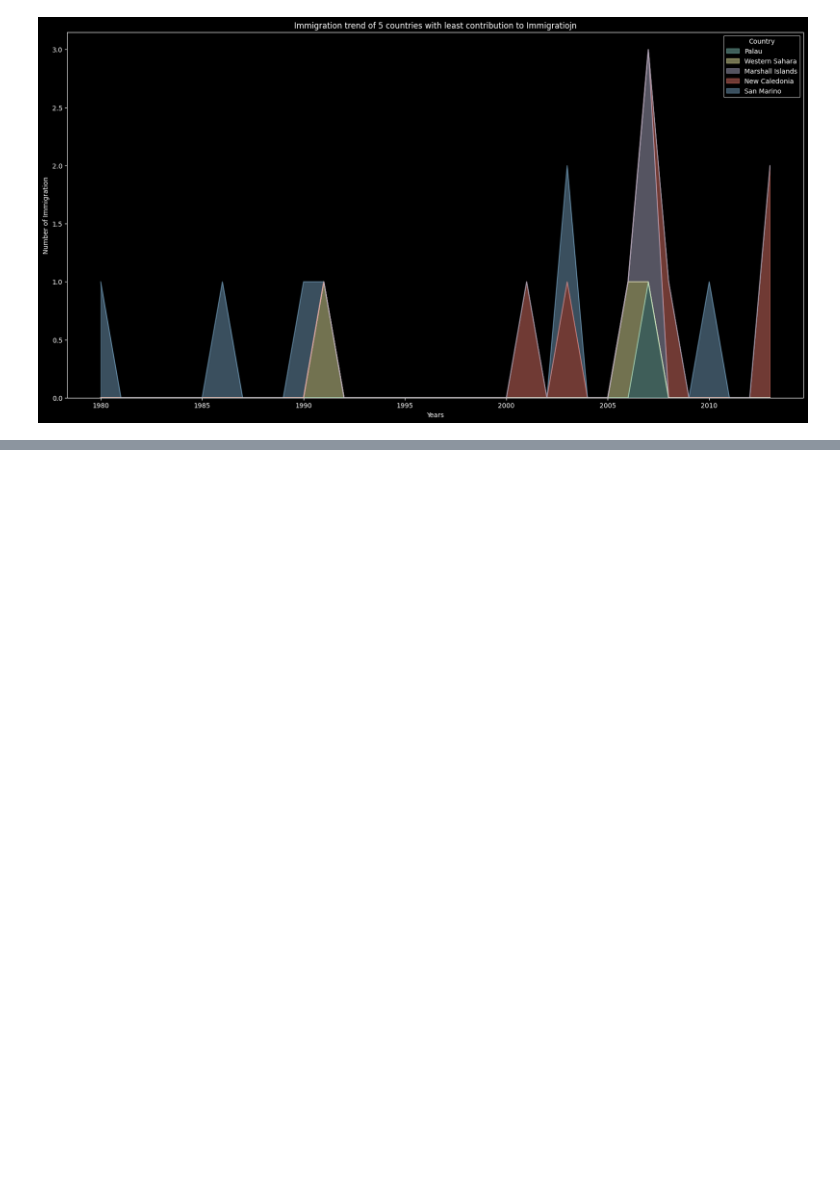
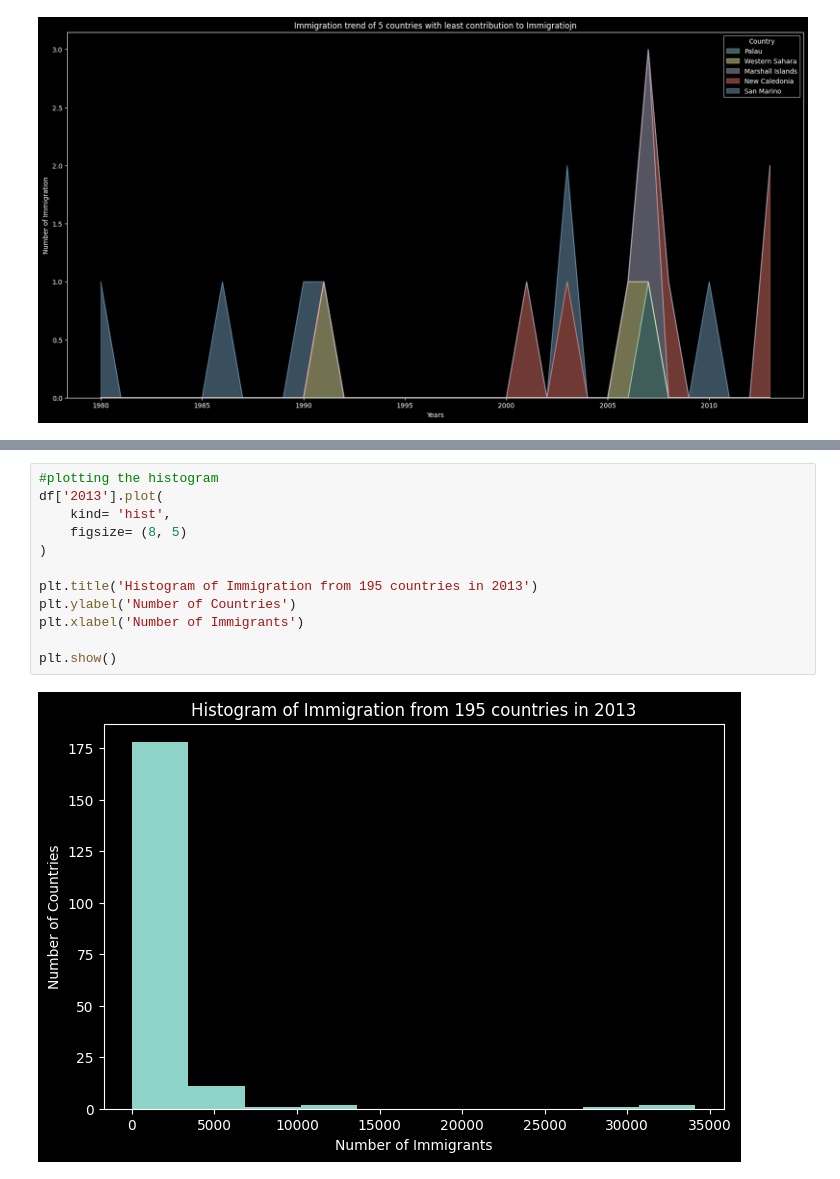
Before and after one commit to Mohwit/Data-Visualization, a Jupyter notebook: AreaPlot_Histogram_BarChart.ipynb, the cells around one changed output, grey strips where cells are left out. Cells and saved outputs as stored; diff of their text form; blank space fills up the shorter version.

Commit message:
Created histogram for new immigration from various countries in 2013 and created a histogram for immigration distribution of Denmark, Norway and Sweden for 1980 - 2013

```diff
--- a/AreaPlot_Histogram_BarChart.ipynb
+++ b/AreaPlot_Histogram_BarChart.ipynb
@@ -295,0 +320,14 @@ plt.show()
+# %%
+#plotting the histogram
+df['2013'].plot(
+    kind= 'hist',
+    figsize= (8, 5)
+)
+
+plt.title('Histogram of Immigration from 195 countries in 2013')
+plt.ylabel('Number of Countries')
+plt.xlabel('Number of Immigrants')
+
+plt.show()
+# %% [output]
+[figure, added]
```
Also changed, not shown: parts of 13 cells of this notebook.
